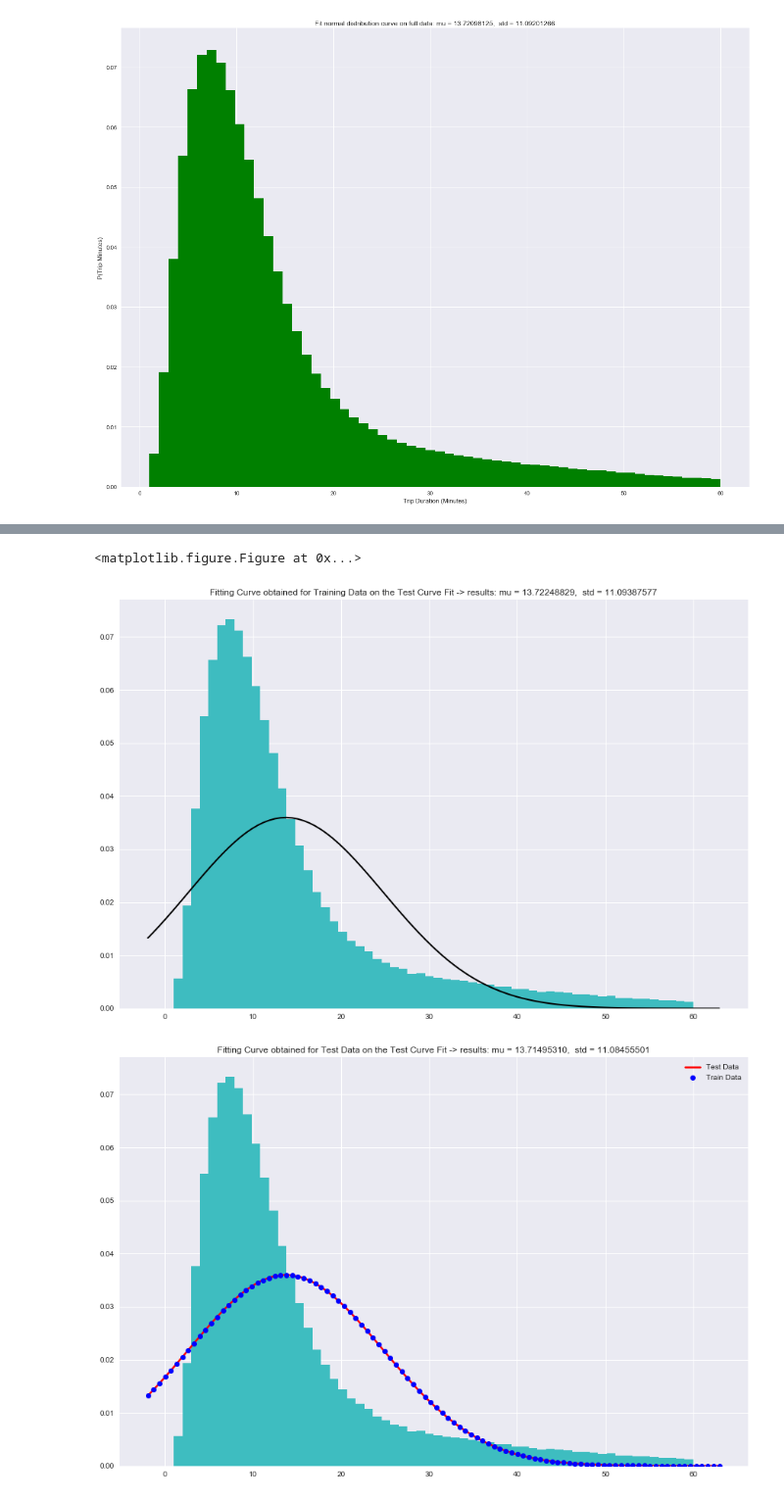
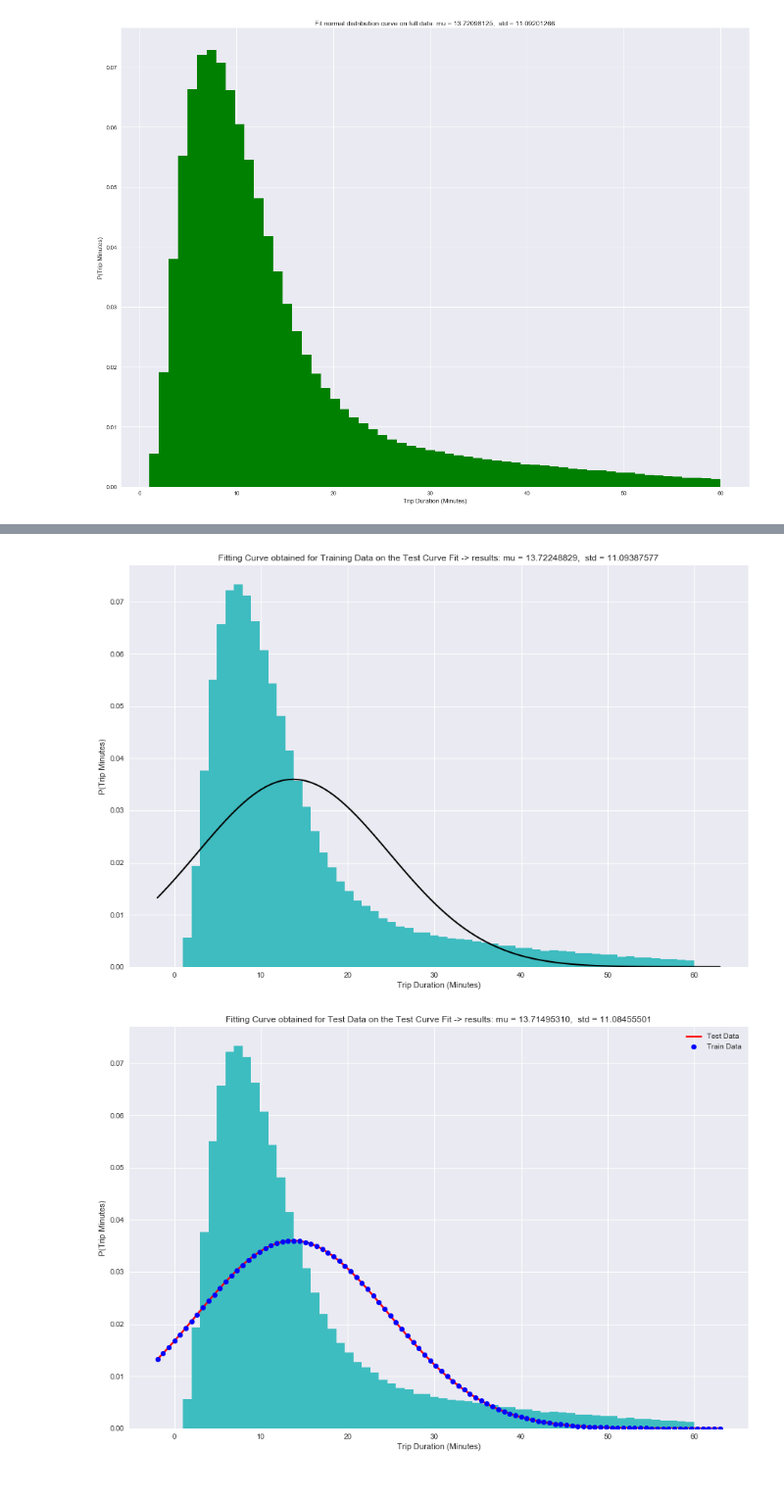
Before and after one commit to advaitoctober/ChicagoTaxiTrip, a Jupyter notebook: Probability/Chicago Taxi Probability Project.ipynb, the cells around one changed output, grey strips where cells are left out. Shown at 98% size. Saved outputs shown, nothing was run; the diff lists cells and outputs as text; code cells hidden in the pictures.

Commit message:
Updated images

```diff
--- a/Probability/Chicago Taxi Probability Project.ipynb
+++ b/Probability/Chicago Taxi Probability Project.ipynb
@@ -95,35 +98,40 @@ plt.hist(testdata, bins= 60,normed=True, color='#3EBCC0')
 plt.plot(x, p, 'k', linewidth=2)
 title = "Fitting Curve obtained for Training Data on the Test Curve Fit -> results: mu = %.8f,  std = %.8f" % (mu, std)
 plt.title(title)
+plt.xlabel('Trip Duration (Minutes)')
+plt.ylabel('P(Trip Minutes)')
+
 
 plt.show()
 # %% [output]
-<matplotlib.figure.Figure at 0x...>
-[figure, old version]
+[figure, new version]
 # %%
 #Plotting test data and comparing the normal distribution curve between training and test Data
 fig = plt.figure(figsize=(15,10))
 # Generate some data for this demonstration.
 testdata = taxi_test_data['trip_min']
 
 # Plot the histogram.
 plt.hist(testdata, bins= 60,normed=True, color='#3EBDC0')
 
 mu_test, std_test = norm.fit(testdata)
 
 # Plot the PDF.
 xmin, xmax = plt.xlim()
 xtest = np.linspace(xmin, xmax, 100)
 ptest = norm.pdf(xtest, mu_test, std_test)
 test_line,= plt.plot(xtest, ptest,'r-' ,linewidth=2.5,label = "Test Data")
 train_line,= plt.plot(x, p, 'bo', linewidth=0.1,label = "Train Data")
 plt.legend(handles=[test_line, train_line])
 title = "Fitting Curve obtained for Test Data on the Test Curve Fit -> results: mu = %.8f,  std = %.8f" % (mu_test, std_test)
 plt.title(title)
+plt.xlabel('Trip Duration (Minutes)')
+plt.ylabel('P(Trip Minutes)')
+
 
 plt.show()
 # %% [output]
-[figure, old version]
+[figure, new version]
 # %%
 #Question 3
 q2 = getRes('select distinct (Pickup_Community_Area) from c_taxi where Dropoff_Community_Area = 8;')
```
Also changed, not shown: parts of 1 cell of this notebook, 3 other files.
